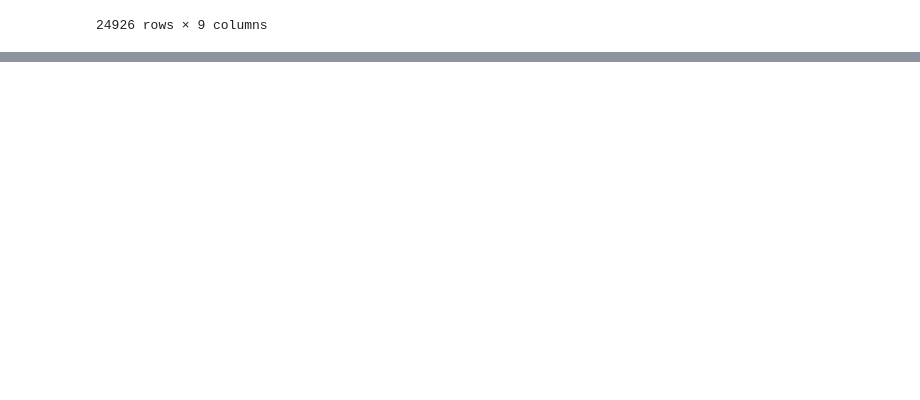
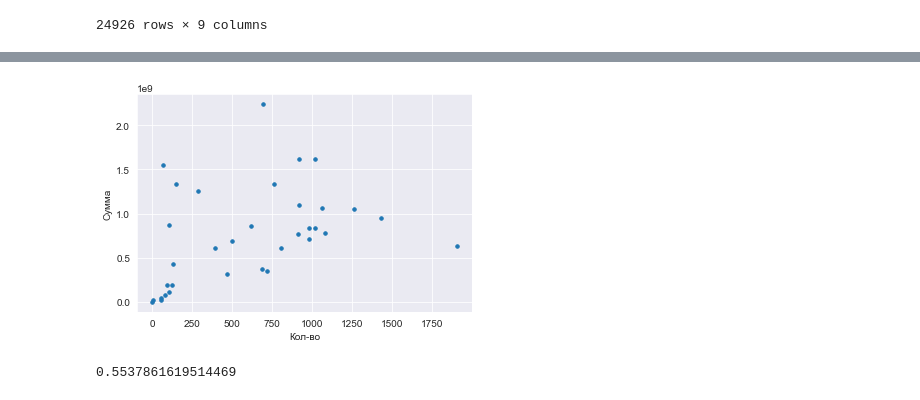
Before and after one commit to lisa2271/Praktika, a Jupyter notebook: sber.ipynb, the cells around one changed output, grey strips where cells are left out. Saved outputs shown, nothing was run; the diff lists cells and outputs as text; code cells hidden in the pictures; blank space fills up the shorter version.

```diff
--- a/sber.ipynb
+++ b/sber.ipynb
@@ -389,0 +364,9 @@ array([[1.        , 0.62182265],
+# %%
+xs = dtn['count']
+ys = dtn['amount']
+pd.DataFrame(np.array([xs,ys]).T).plot.scatter(0, 1, s=12, grid=True)
+plt.xlabel('Кол-во')
+plt.ylabel('Сумма')
+plt.show()
+# %% [output]
+[figure, added]
@@ -389,0 +376,4 @@ array([[1.        , 0.62182265],
+# %%
+data_model['amount'].corr(data_model['count']) #к-т корреляции
+# %% [output]
+0.5537861619514469
```
Also changed, not shown: parts of 131 cells of this notebook.
